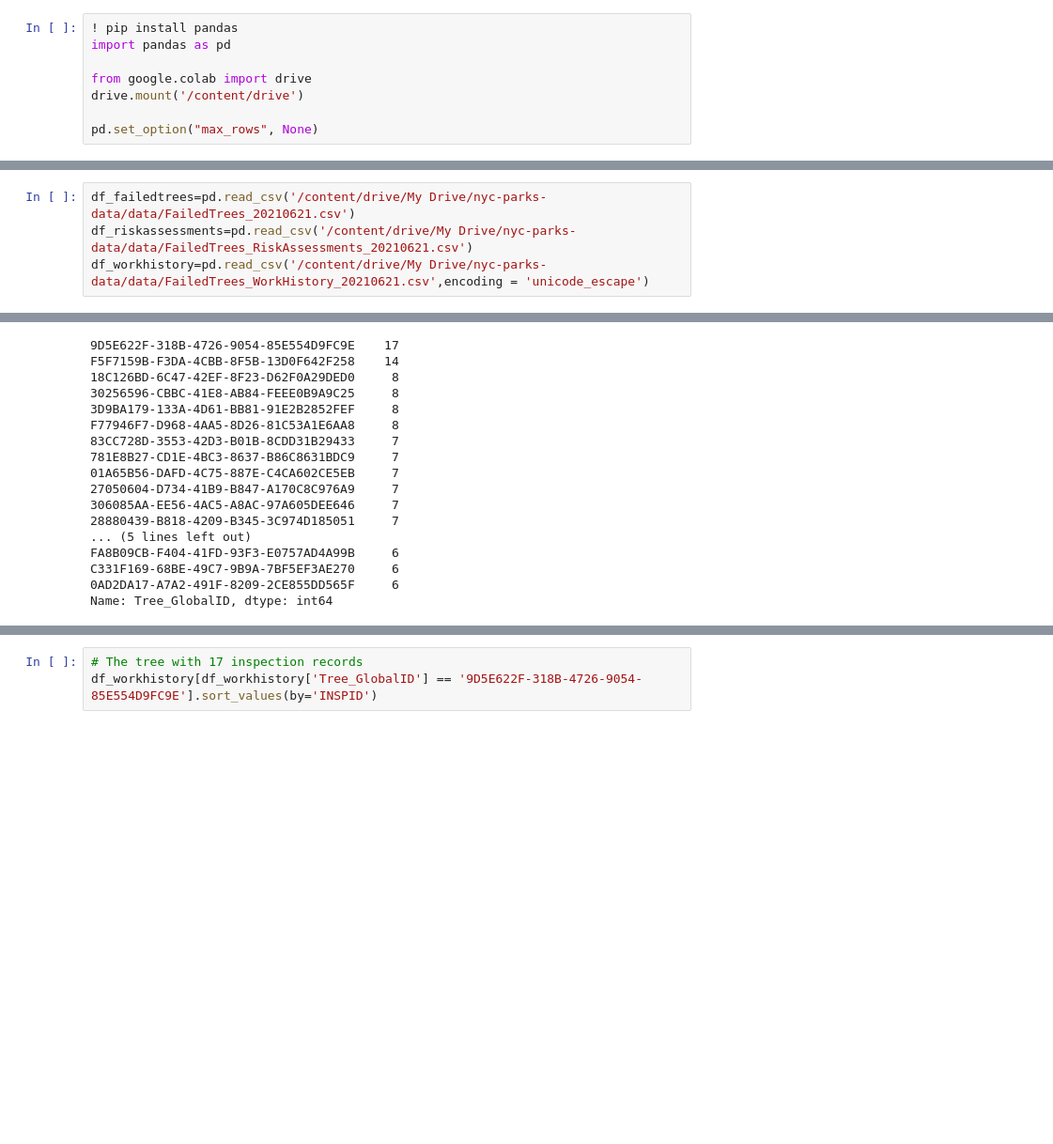
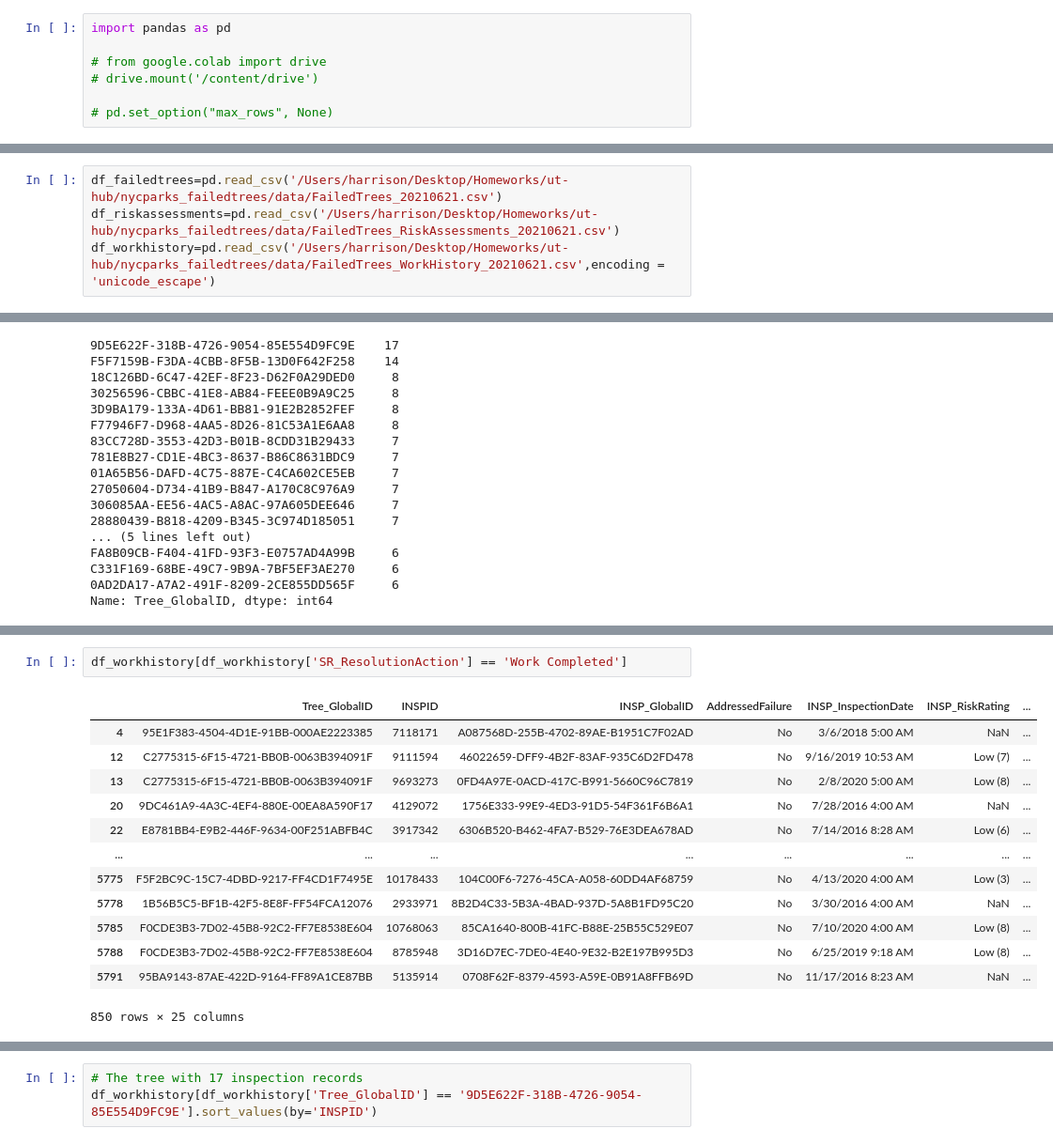
Before and after one commit to HarrisonJYU/nycparks_failedtrees, a Jupyter notebook: notebook/HY_NYC_Parks_Task_3_Failed_Trees.ipynb, the cells around one changed output, grey strips where cells are left out. Shown at 94% size. Cells and saved outputs as stored; diff of their text form; blank space fills up the shorter version.

```diff
--- a/notebook/HY_NYC_Parks_Task_3_Failed_Trees.ipynb
+++ b/notebook/HY_NYC_Parks_Task_3_Failed_Trees.ipynb
@@ -3,11 +1,10 @@
 # %%
-! pip install pandas
 import pandas as pd
 
-from google.colab import drive
-drive.mount('/content/drive')
+# from google.colab import drive
+# drive.mount('/content/drive')
 
-pd.set_option("max_rows", None)
+# pd.set_option("max_rows", None)
 # %%
 %%html
 <style>
@@ -16,6 +13,6 @@ pd.set_option("max_rows", None)
 }
 </style>
 # %%
-df_failedtrees=pd.read_csv('/content/drive/My Drive/nyc-parks-data/data/FailedTrees_20210621.csv')
-df_riskassessments=pd.read_csv('/content/drive/My Drive/nyc-parks-data/data/FailedTrees_RiskAssessments_20210621.csv')
-df_workhistory=pd.read_csv('/content/drive/My Drive/nyc-parks-data/data/FailedTrees_WorkHistory_20210621.csv',encoding = 'unicode_escape')
+df_failedtrees=pd.read_csv('/Users/harrison/Desktop/Homeworks/ut-hub/nycparks_failedtrees/data/FailedTrees_20210621.csv')
+df_riskassessments=pd.read_csv('/Users/harrison/Desktop/Homeworks/ut-hub/nycparks_failedtrees/data/FailedTrees_RiskAssessments_20210621.csv')
+df_workhistory=pd.read_csv('/Users/harrison/Desktop/Homeworks/ut-hub/nycparks_failedtrees/data/FailedTrees_WorkHistory_20210621.csv',encoding = 'unicode_escape')
@@ -171,3 +200,19 @@ df_failedtrees[df_failedtrees['Tree_GlobalID'] == '9D5E622F-318B-4726-9054-85E55
 # %% [output]
 |  | Tree_GlobalID | Tree_CreatedDate | Tree_Species | PostFail_SR_GlobalID | PostFail_SR_Type | ... |
 | 4197 | 9D5E622F-318B-4726-9054-85E554D9FC9E | 4/14/2016 1:25 PM | Platanus x acerifolia - London pl... | 08FD14EE-F658-4150-B299-E9CCD5F60D7D | Tree Down - Street | ... |
+# %%
+df_workhistory[df_workhistory['SR_ResolutionAction'] == 'Work Completed']
+# %% [output]
+|  | Tree_GlobalID | INSPID | INSP_GlobalID | AddressedFailure | INSP_InspectionDate | INSP_RiskRating | ... |
+| 4 | 95E1F383-4504-4D1E-91BB-000AE2223385 | 7118171 | A087568D-255B-4702-89AE-B1951C7F02AD | No | 3/6/2018 5:00 AM | NaN | ... |
+| 12 | C2775315-6F15-4721-BB0B-0063B394091F | 9111594 | 46022659-DFF9-4B2F-83AF-935C6D2FD478 | No | 9/16/2019 10:53 AM | Low (7) | ... |
+| 13 | C2775315-6F15-4721-BB0B-0063B394091F | 9693273 | 0FD4A97E-0ACD-417C-B991-5660C96C7819 | No | 2/8/2020 5:00 AM | Low (8) | ... |
+| 20 | 9DC461A9-4A3C-4EF4-880E-00EA8A590F17 | 4129072 | 1756E333-99E9-4ED3-91D5-54F361F6B6A1 | No | 7/28/2016 4:00 AM | NaN | ... |
+| 22 | E8781BB4-E9B2-446F-9634-00F251ABFB4C | 3917342 | 6306B520-B462-4FA7-B529-76E3DEA678AD | No | 7/14/2016 8:28 AM | Low (6) | ... |
+| ... | ... | ... | ... | ... | ... | ... | ... |
+| 5775 | F5F2BC9C-15C7-4DBD-9217-FF4CD1F7495E | 10178433 | 104C00F6-7276-45CA-A058-60DD4AF68759 | No | 4/13/2020 4:00 AM | Low (3) | ... |
+| 5778 | 1B56B5C5-BF1B-42F5-8E8F-FF54FCA12076 | 2933971 | 8B2D4C33-5B3A-4BAD-937D-5A8B1FD95C20 | No | 3/30/2016 4:00 AM | NaN | ... |
+| 5785 | F0CDE3B3-7D02-45B8-92C2-FF7E8538E604 | 10768063 | 85CA1640-800B-41FC-B88E-25B55C529E07 | No | 7/10/2020 4:00 AM | Low (8) | ... |
+| 5788 | F0CDE3B3-7D02-45B8-92C2-FF7E8538E604 | 8785948 | 3D16D7EC-7DE0-4E40-9E32-B2E197B995D3 | No | 6/25/2019 9:18 AM | Low (8) | ... |
+| 5791 | 95BA9143-87AE-422D-9164-FF89A1CE87BB | 5135914 | 0708F62F-8379-4593-A59E-0B91A8FFB69D | No | 11/17/2016 8:23 AM | NaN | ... |
+850 rows × 25 columns
```
Also changed, not shown: parts of 49 cells of this notebook.
